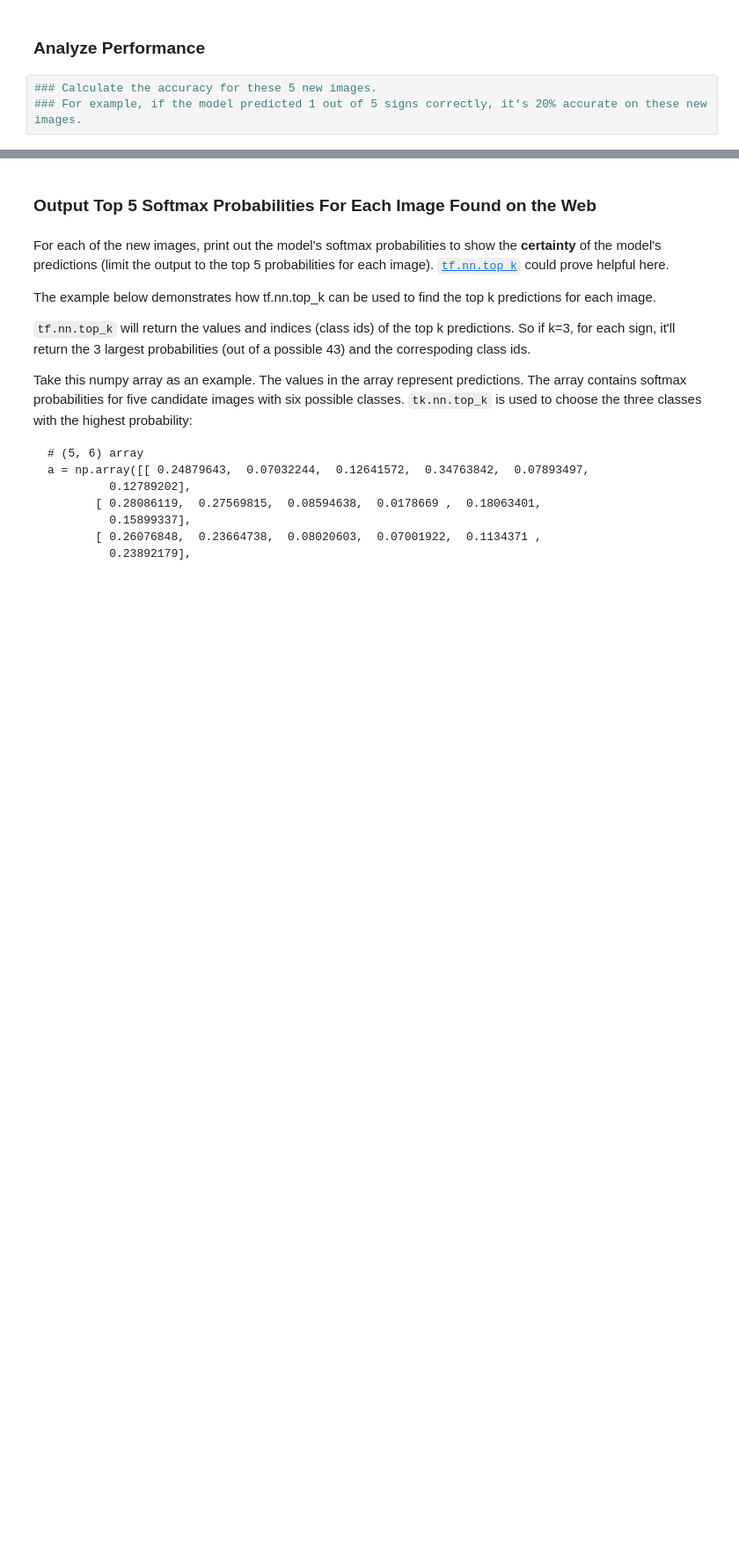
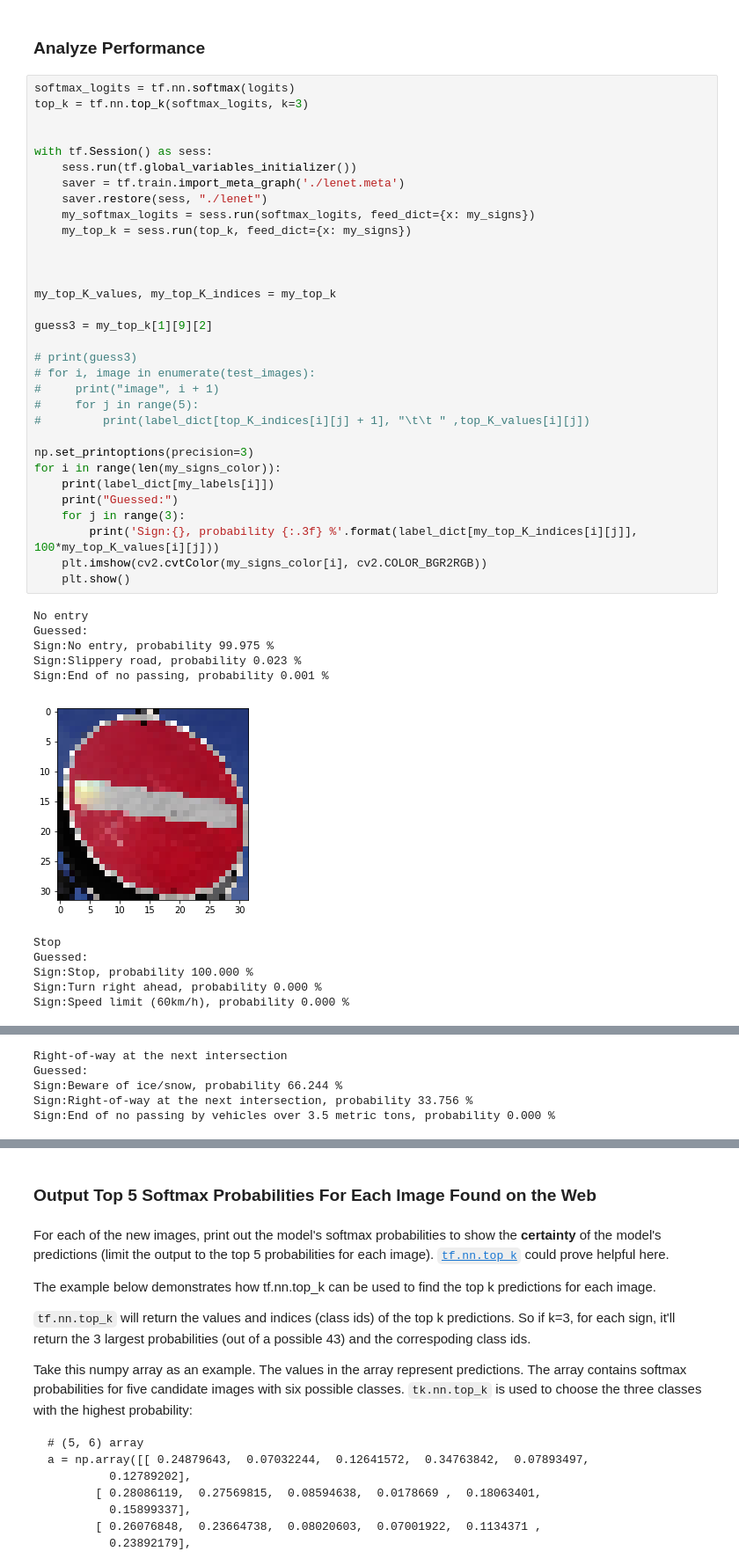
Before and after one commit to szemranamszyca/CarND-Traffic-Sign-Classifier-Project, a Jupyter notebook: Traffic_Sign_Classifier.ipynb, the cells around one changed output, grey strips where cells are left out. Shown at 88% size. Cells and saved outputs as stored; diff of their text form; blank space fills up the shorter version.

```diff
--- a/Traffic_Sign_Classifier.ipynb
+++ b/Traffic_Sign_Classifier.ipynb
@@ -491,5 +585,46 @@ You may find `signnames.csv` useful as it contains mappings from the class id (i
 # %% [markdown]
 ### Analyze Performance
-# %%
-### Calculate the accuracy for these 5 new images.
-### For example, if the model predicted 1 out of 5 signs correctly, it's 20% accurate on these new images.
+# %%
+softmax_logits = tf.nn.softmax(logits)
+top_k = tf.nn.top_k(softmax_logits, k=3)
+
+
+with tf.Session() as sess:
+    sess.run(tf.global_variables_initializer())
+    saver = tf.train.import_meta_graph('./lenet.meta')
+    saver.restore(sess, "./lenet")
+    my_softmax_logits = sess.run(softmax_logits, feed_dict={x: my_signs})
+    my_top_k = sess.run(top_k, feed_dict={x: my_signs})
+
+
+
+my_top_K_values, my_top_K_indices = my_top_k
+
+guess3 = my_top_k[1][9][2]
+
+# print(guess3)
+# for i, image in enumerate(test_images):
+#     print("image", i + 1)
+#     for j in range(5):
+#         print(label_dict[top_K_indices[i][j] + 1], "\t\t " ,top_K_values[i][j])
+
+np.set_printoptions(precision=3)
+for i in range(len(my_signs_color)):
+    print(label_dict[my_labels[i]])
+    print("Guessed:")
+    for j in range(3):
+        print('Sign:{}, probability {:.3f} %'.format(label_dict[my_top_K_indices[i][j]], 100*my_top_K_values[i][j]))
+    plt.imshow(cv2.cvtColor(my_signs_color[i], cv2.COLOR_BGR2RGB))
+    plt.show()
+# %% [output]
+No entry
+Guessed:
+Sign:No entry, probability 99.975 %
+Sign:Slippery road, probability 0.023 %
+Sign:End of no passing, probability 0.001 %
+[figure, added]
+Stop
+Guessed:
+Sign:Stop, probability 100.000 %
+Sign:Turn right ahead, probability 0.000 %
+Sign:Speed limit (60km/h), probability 0.000 %
@@ -495,0 +632,5 @@ You may find `signnames.csv` useful as it contains mappings from the class id (i
+Right-of-way at the next intersection
+Guessed:
+Sign:Beware of ice/snow, probability 66.244 %
+Sign:Right-of-way at the next intersection, probability 33.756 %
+Sign:End of no passing by vehicles over 3.5 metric tons, probability 0.000 %
```
Also changed, not shown: parts of 23 cells of this notebook, 2 other files.
